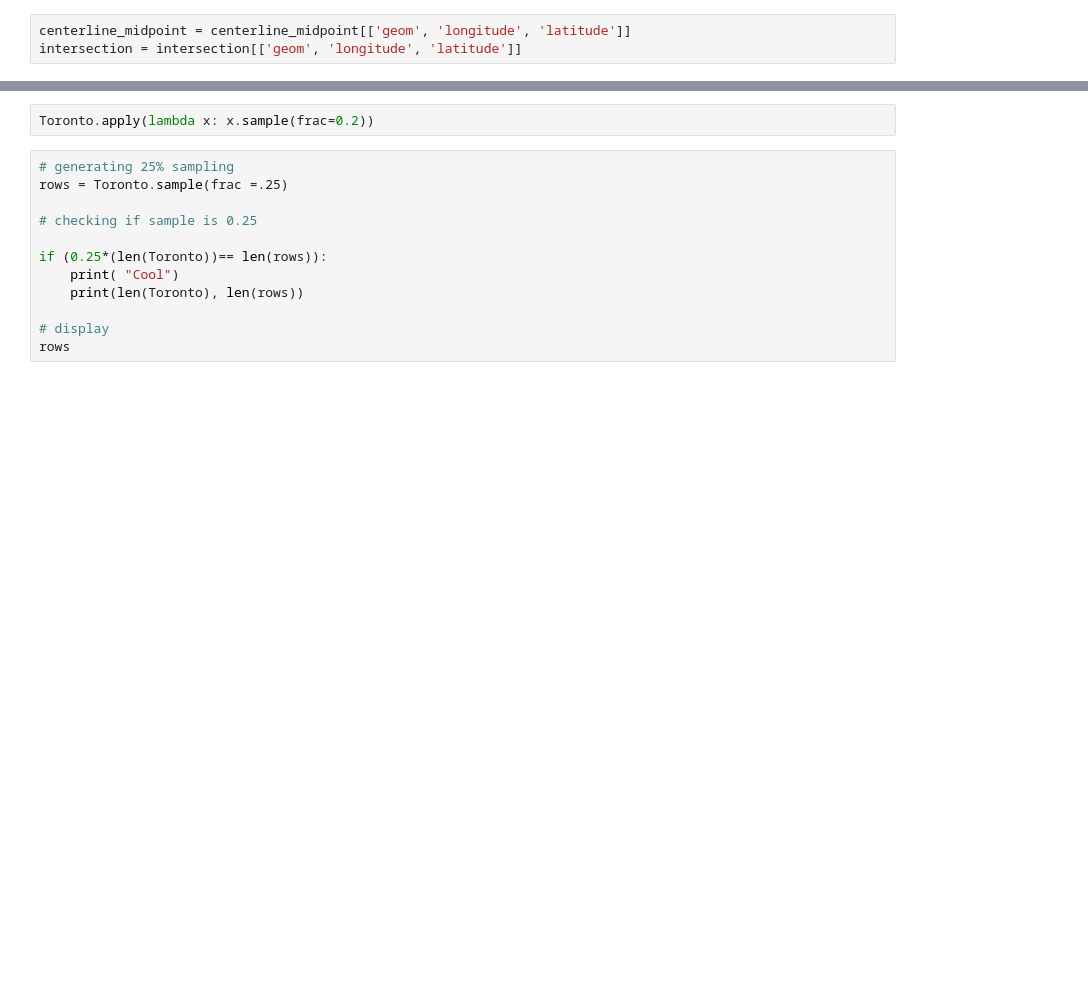
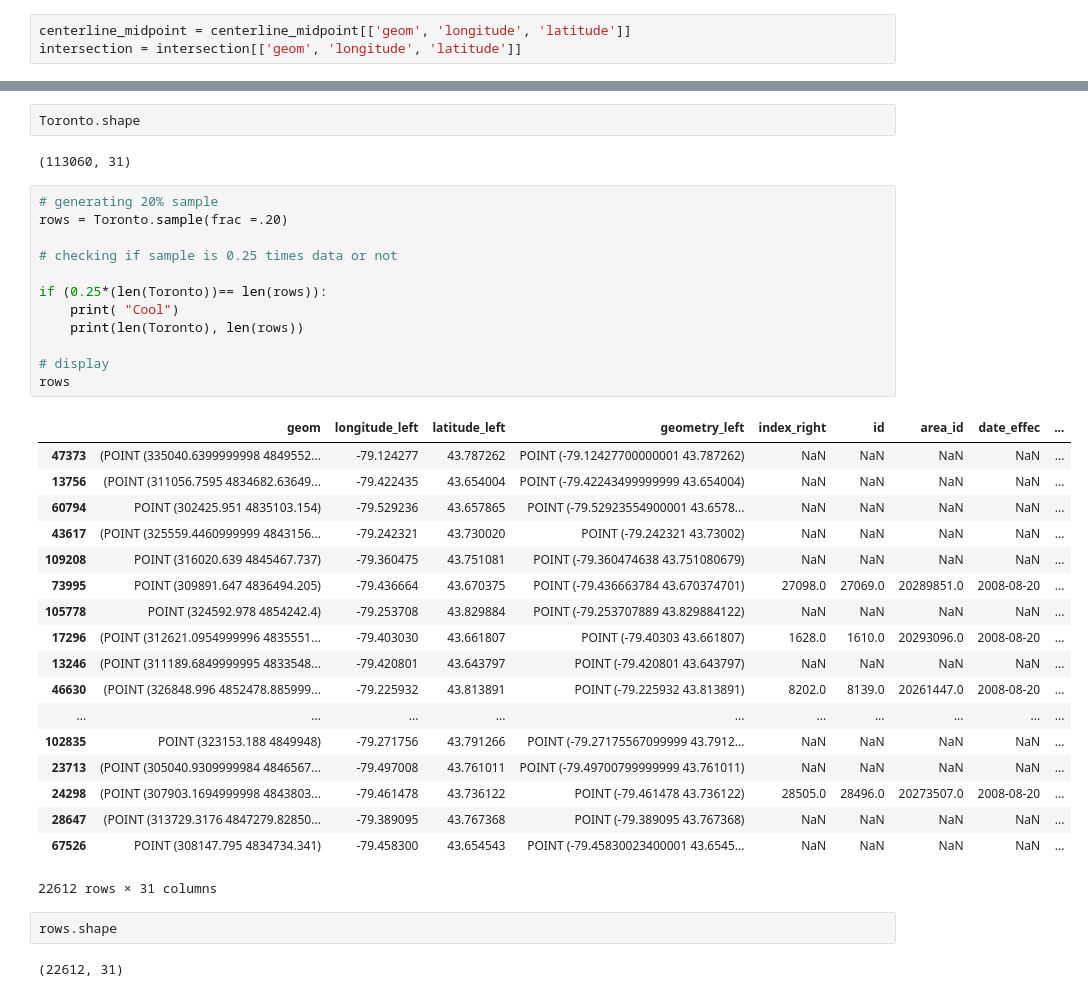
Before and after one commit to gcc-dav-official-github/production, a Jupyter notebook: projects/Machine Learning/Creating Toronto Street Point Sample Data.ipynb, the cells around one changed output, grey strips where cells are left out. Saved outputs shown, nothing was run; the diff lists cells and outputs as text; blank space fills up the shorter version.

Commit message:
update sampling

```diff
--- a/projects/Machine Learning/Creating Toronto Street Point Sample Data.ipynb
+++ b/projects/Machine Learning/Creating Toronto Street Point Sample Data.ipynb
@@ -104,15 +364,40 @@ grouped.count()
-# %%
-Toronto.apply(lambda x: x.sample(frac=0.2))
+# %%
+Toronto.shape
+# %% [output]
+(113060, 31)
 # %%
-# generating 25% sampling
-rows = Toronto.sample(frac =.25)
+# generating 20% sample
+rows = Toronto.sample(frac =.20)
 
-# checking if sample is 0.25
+# checking if sample is 0.25 times data or not
 
 if (0.25*(len(Toronto))== len(rows)):
     print( "Cool")
     print(len(Toronto), len(rows))
 
 # display
 rows
+# %% [output]
+|  | geom | longitude_left | latitude_left | geometry_left | index_right | id | area_id | date_effec | ... |
+| 47373 | (POINT (335040.6399999998 4849552... | -79.124277 | 43.787262 | POINT (-79.12427700000001 43.787262) | NaN | NaN | NaN | NaN | ... |
+| 13756 | (POINT (311056.7595 4834682.63649... | -79.422435 | 43.654004 | POINT (-79.42243499999999 43.654004) | NaN | NaN | NaN | NaN | ... |
+| 60794 | POINT (302425.951 4835103.154) | -79.529236 | 43.657865 | POINT (-79.52923554900001 43.6578... | NaN | NaN | NaN | NaN | ... |
+| 43617 | (POINT (325559.4460999999 4843156... | -79.242321 | 43.730020 | POINT (-79.242321 43.73002) | NaN | NaN | NaN | NaN | ... |
+| 109208 | POINT (316020.639 4845467.737) | -79.360475 | 43.751081 | POINT (-79.360474638 43.751080679) | NaN | NaN | NaN | NaN | ... |
+| 73995 | POINT (309891.647 4836494.205) | -79.436664 | 43.670375 | POINT (-79.436663784 43.670374701) | 27098.0 | 27069.0 | 20289851.0 | 2008-08-20 | ... |
+| 105778 | POINT (324592.978 4854242.4) | -79.253708 | 43.829884 | POINT (-79.253707889 43.829884122) | NaN | NaN | NaN | NaN | ... |
+| 17296 | (POINT (312621.0954999996 4835551... | -79.403030 | 43.661807 | POINT (-79.40303 43.661807) | 1628.0 | 1610.0 | 20293096.0 | 2008-08-20 | ... |
+| 13246 | (POINT (311189.6849999995 4833548... | -79.420801 | 43.643797 | POINT (-79.420801 43.643797) | NaN | NaN | NaN | NaN | ... |
+| 46630 | (POINT (326848.996 4852478.885999... | -79.225932 | 43.813891 | POINT (-79.225932 43.813891) | 8202.0 | 8139.0 | 20261447.0 | 2008-08-20 | ... |
+| ... | ... | ... | ... | ... | ... | ... | ... | ... | ... |
+| 102835 | POINT (323153.188 4849948) | -79.271756 | 43.791266 | POINT (-79.27175567099999 43.7912... | NaN | NaN | NaN | NaN | ... |
+| 23713 | (POINT (305040.9309999984 4846567... | -79.497008 | 43.761011 | POINT (-79.49700799999999 43.761011) | NaN | NaN | NaN | NaN | ... |
+| 24298 | (POINT (307903.1694999998 4843803... | -79.461478 | 43.736122 | POINT (-79.461478 43.736122) | 28505.0 | 28496.0 | 20273507.0 | 2008-08-20 | ... |
+| 28647 | (POINT (313729.3176 4847279.82850... | -79.389095 | 43.767368 | POINT (-79.389095 43.767368) | NaN | NaN | NaN | NaN | ... |
+| 67526 | POINT (308147.795 4834734.341) | -79.458300 | 43.654543 | POINT (-79.45830023400001 43.6545... | NaN | NaN | NaN | NaN | ... |
+22612 rows × 31 columns
+# %%
+rows.shape
+# %% [output]
+(22612, 31)
 # %%
```
Also changed, not shown: parts of 36 cells of this notebook.
